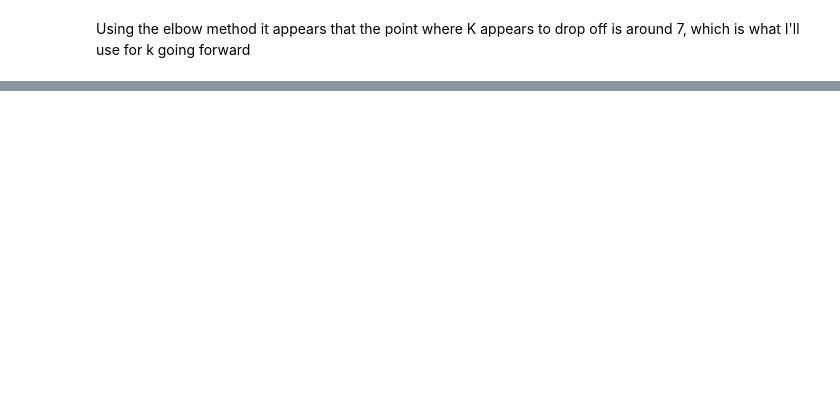
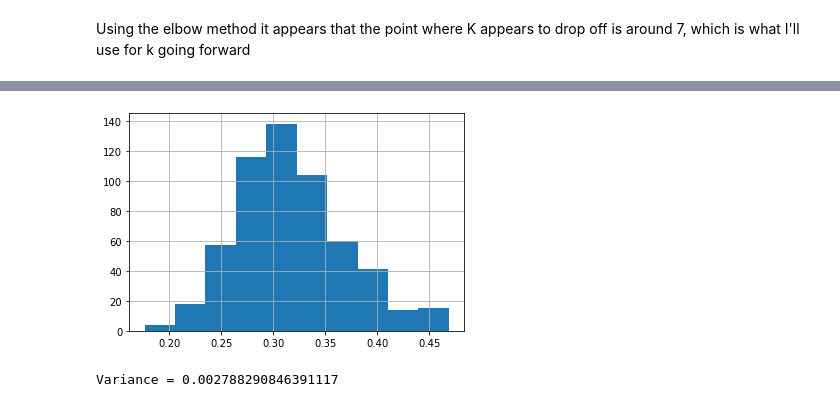
Before and after one commit to Jason-R-Turner/food-nutrient-clustering-project, a Jupyter notebook: rough_draft_food_project.ipynb, the cells around one changed output, grey strips where cells are left out. Saved outputs shown, nothing was run; the diff lists cells and outputs as text; code cells hidden in the pictures; blank space fills up the shorter version.

```diff
--- a/rough_draft_food_project.ipynb
+++ b/rough_draft_food_project.ipynb
@@ -679,0 +900,8 @@ KeyError: 'centroid_scaled_latitude'
+# %%
+cluster_1.hist()
+plt.show()
+
+print(f'Variance is {cluster_1.var()}')
+# %% [output]
+[figure, added]
+Variance = 0.002788290846391117
```
Also changed, not shown: parts of 67 cells of this notebook, 2 other files.
